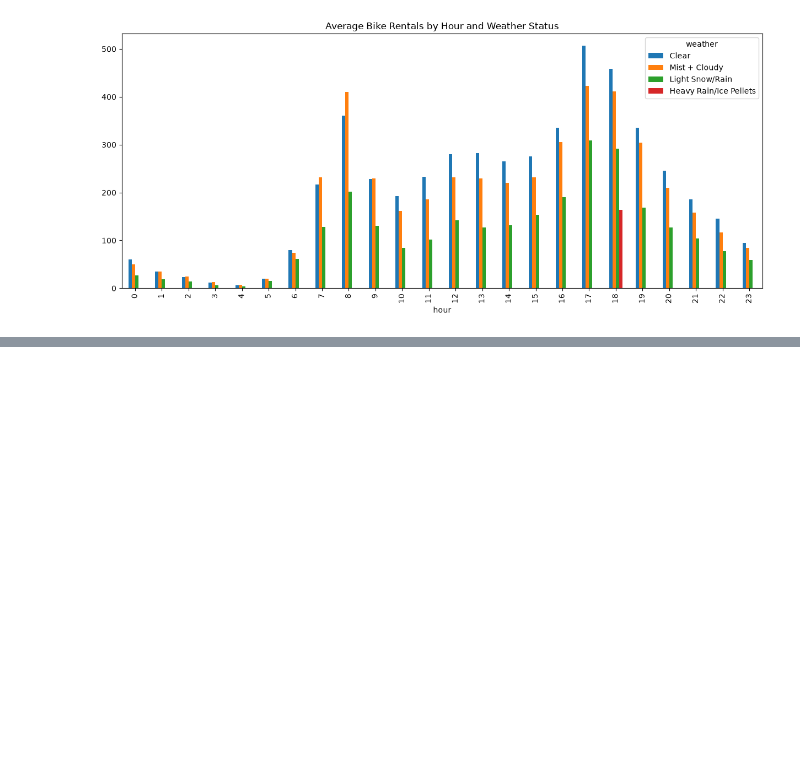
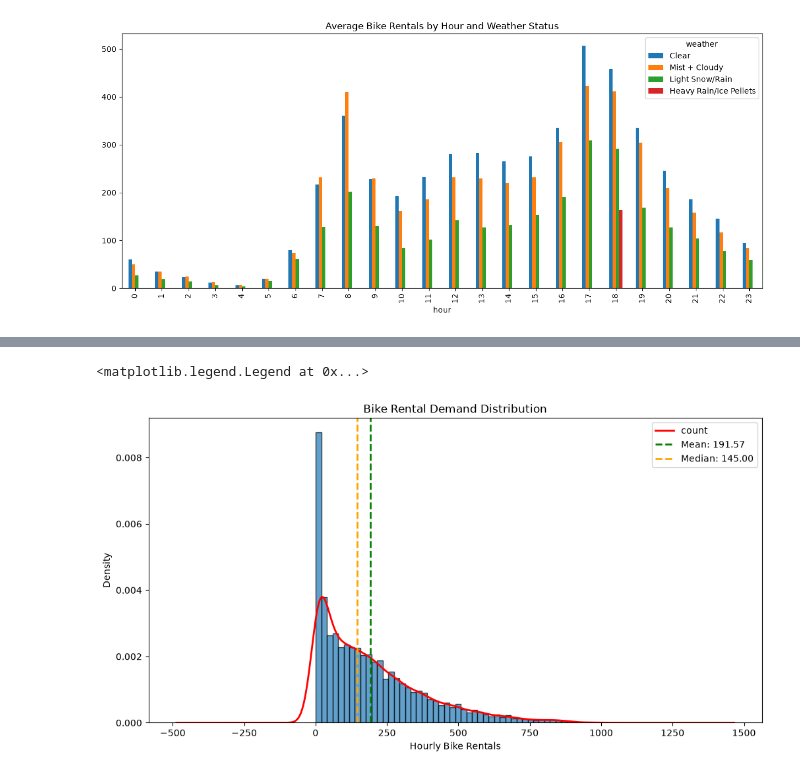
Before and after one commit to nlawee/python_projects, a Jupyter notebook: Lyft - Demand for Electric Bicycles/solution.ipynb, the cells around one changed output, grey strips where cells are left out. Cells and saved outputs as stored; diff of their text form; code cells hidden in the pictures; blank space fills up the shorter version.

```diff
--- a/Lyft - Demand for Electric Bicycles/solution.ipynb
+++ b/Lyft - Demand for Electric Bicycles/solution.ipynb
@@ -132,0 +174,12 @@ weather_compare.plot(kind='bar', figsize=(15, 6), title='Average Bike Rentals by
+# %%
+dist = df['count'].hist(bins=50, figsize=(12, 6), density=True, edgecolor='black', alpha=0.7)
+dist.set_title('Bike Rental Demand Distribution')
+dist.set_xlabel('Hourly Bike Rentals')
+dist.set_ylabel('Density')
+df['count'].plot(kind='kde', ax=dist, color='red', linewidth=2)
+dist.axvline(df['count'].mean(), color='green', linestyle='--', linewidth=2, label=f'Mean: {df["count"].mean():.2f}')
+dist.axvline(df['count'].median(), color='orange', linestyle='--', linewidth=2, label=f'Median: {df["count"].median():.2f}')
+dist.legend()
+# %% [output]
+<matplotlib.legend.Legend at 0x...>
+[figure, added]
```
Also changed, not shown: parts of 16 cells of this notebook.
